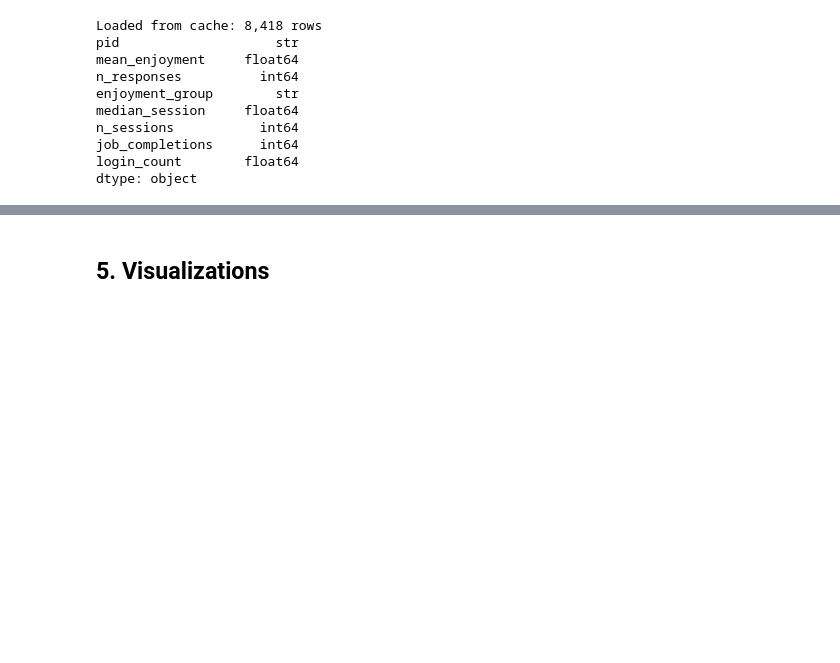
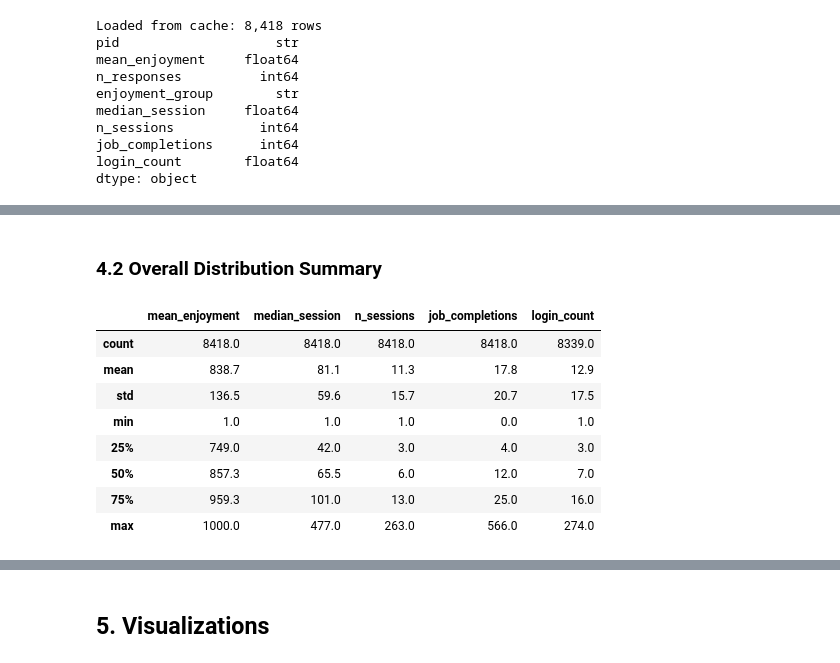
Before and after one commit to thebobmay/statistical-analysis-player-behavior, a Jupyter notebook: notebooks/analysis.ipynb, the cells around one changed output, grey strips where cells are left out. Cells and saved outputs as stored; diff of their text form; code cells hidden in the pictures; blank space fills up the shorter version.

```diff
--- a/notebooks/analysis.ipynb
+++ b/notebooks/analysis.ipynb
@@ -419,0 +452,14 @@ dtype: object
+# %% [markdown]
+### 4.2 Overall Distribution Summary
+# %%
+analysis_df[['mean_enjoyment', 'median_session', 'n_sessions', 'job_completions', 'login_count']].describe().round(1)
+# %% [output]
+|  | mean_enjoyment | median_session | n_sessions | job_completions | login_count |
+| count | 8418.0 | 8418.0 | 8418.0 | 8418.0 | 8339.0 |
+| mean | 838.7 | 81.1 | 11.3 | 17.8 | 12.9 |
+| std | 136.5 | 59.6 | 15.7 | 20.7 | 17.5 |
+| min | 1.0 | 1.0 | 1.0 | 0.0 | 1.0 |
+| 25% | 749.0 | 42.0 | 3.0 | 4.0 | 3.0 |
+| 50% | 857.3 | 65.5 | 6.0 | 12.0 | 7.0 |
+| 75% | 959.3 | 101.0 | 13.0 | 25.0 | 16.0 |
+| max | 1000.0 | 477.0 | 263.0 | 566.0 | 274.0 |
```
Also changed, not shown: parts of 5 cells of this notebook, 1 other file.
